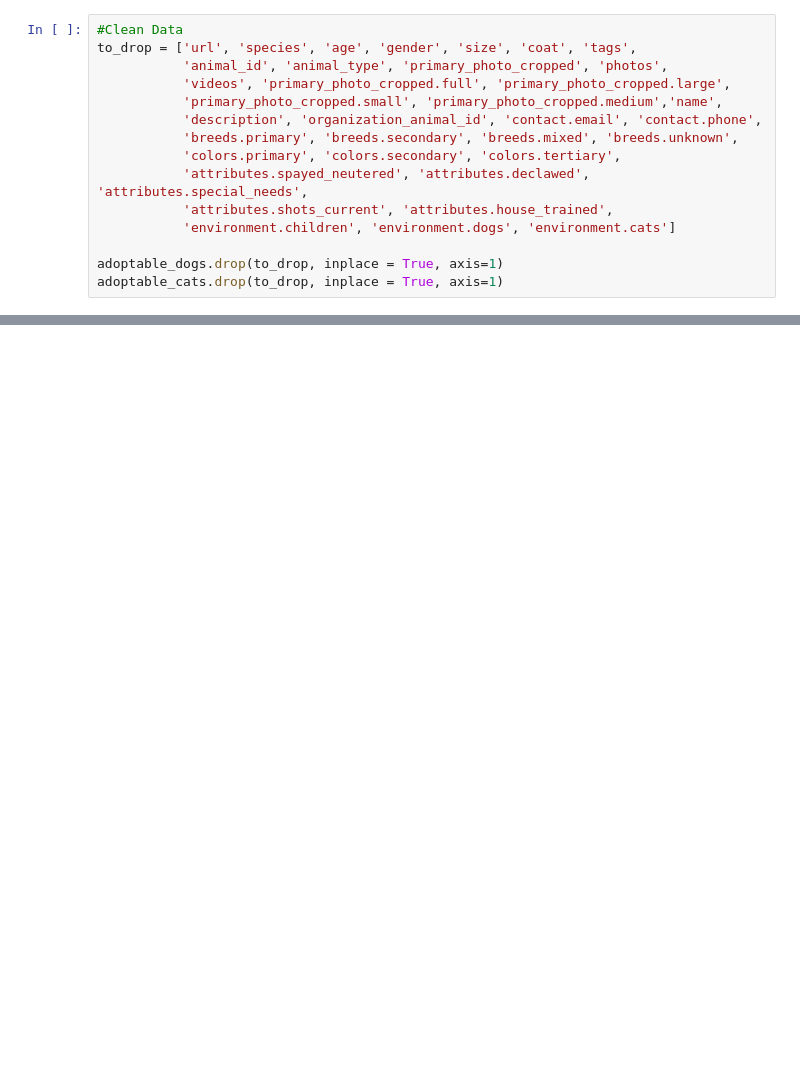
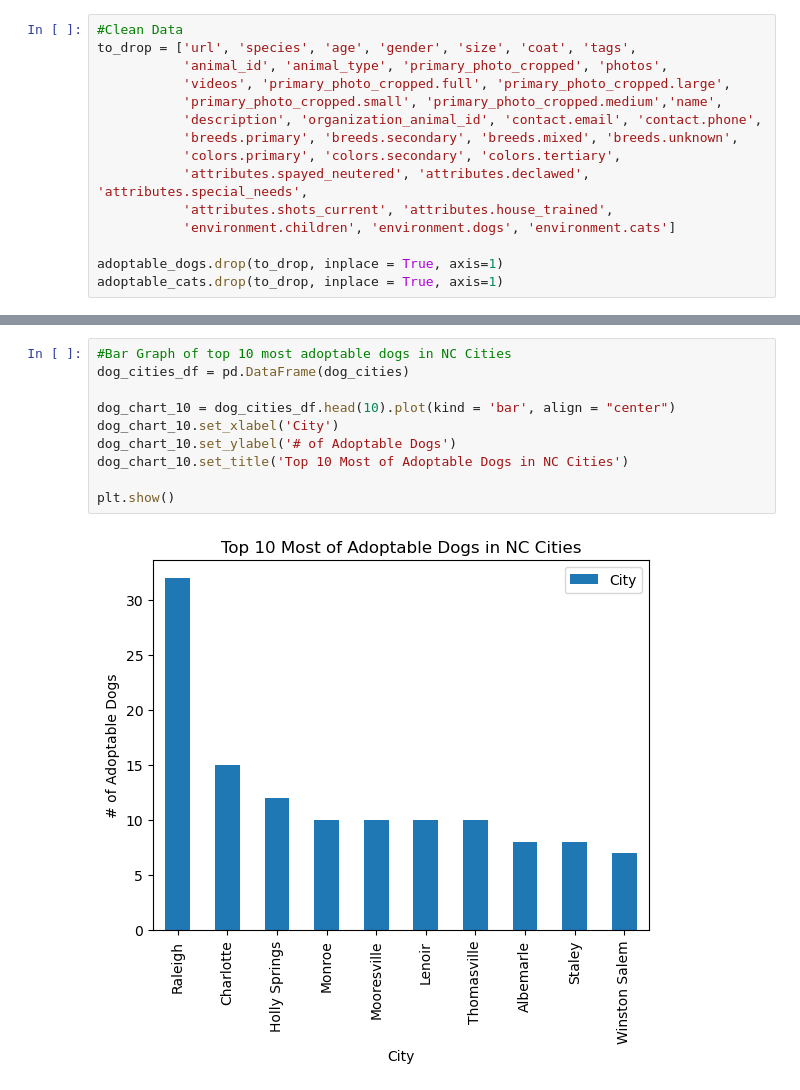
Before and after one commit to asosatrejo/pet-adoption-analysis, a Jupyter notebook: Location-Analysis.ipynb, the cells around one changed output, grey strips where cells are left out. Drawn from its saved outputs; the diff is of its cells as text; blank space fills up the shorter version.

```diff
--- a/Location-Analysis.ipynb
+++ b/Location-Analysis.ipynb
@@ -140,0 +135,12 @@ Name: Organization ID, Length: 68, dtype: int64
+# %%
+#Bar Graph of top 10 most adoptable dogs in NC Cities
+dog_cities_df = pd.DataFrame(dog_cities)
+
+dog_chart_10 = dog_cities_df.head(10).plot(kind = 'bar', align = "center")
+dog_chart_10.set_xlabel('City')
+dog_chart_10.set_ylabel('# of Adoptable Dogs')
+dog_chart_10.set_title('Top 10 Most of Adoptable Dogs in NC Cities')
+
+plt.show()
+# %% [output]
+[figure, added]
```
Also changed, not shown: parts of 14 cells of this notebook.
